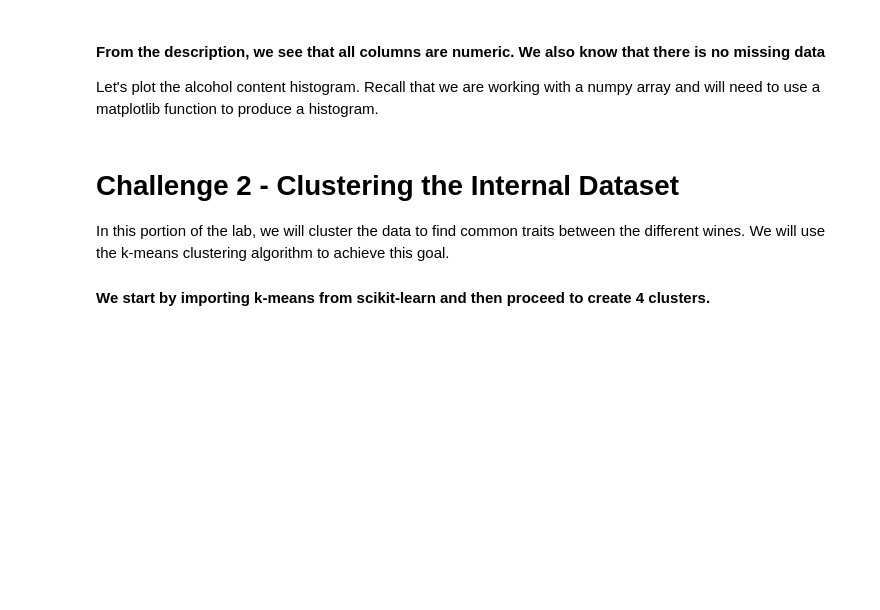
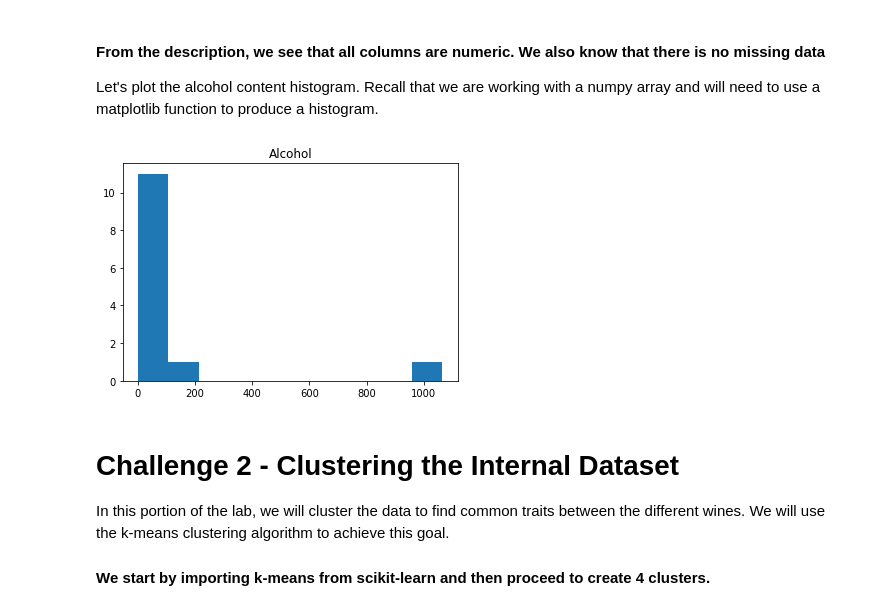
Before and after one commit to ta-datapt-bcn/lab-unsupervised-learning-and-sklearn, a Jupyter notebook: your-code/main.ipynb, the cells around one changed output. Saved outputs shown, nothing was run; the diff lists cells and outputs as text; code cells hidden in the pictures; blank space fills up the shorter version.

```diff
--- a/your-code/main.ipynb
+++ b/your-code/main.ipynb
@@ -17,6 +25,7 @@ from sklearn.datasets import load_wine
 In the cell below, use the `load_wine` function and assign the wine dataset to a variable called `wine`.
 # %%
 # Your code here:
+wine = load_wine()
 # %% [markdown]
 In the next step, list the keys of the variable `wine` to examine its contents. Note that the `load_wine` function does not return dataframes. It returns you a Python dictionary.
 # %%
@@ -42,3 +86,11 @@ Let's plot the alcohol content histogram. Recall that we are working with a nump
+# %%
+# Your code here:
+
+plt.hist(wine.data[0], bins=10)
+plt.title('Alcohol')
+plt.show()
+# %% [output]
+[figure, added]
 # %% [markdown]
 # Challenge 2 - Clustering the Internal Dataset
 
```
Also changed, not shown: parts of 50 cells of this notebook.
